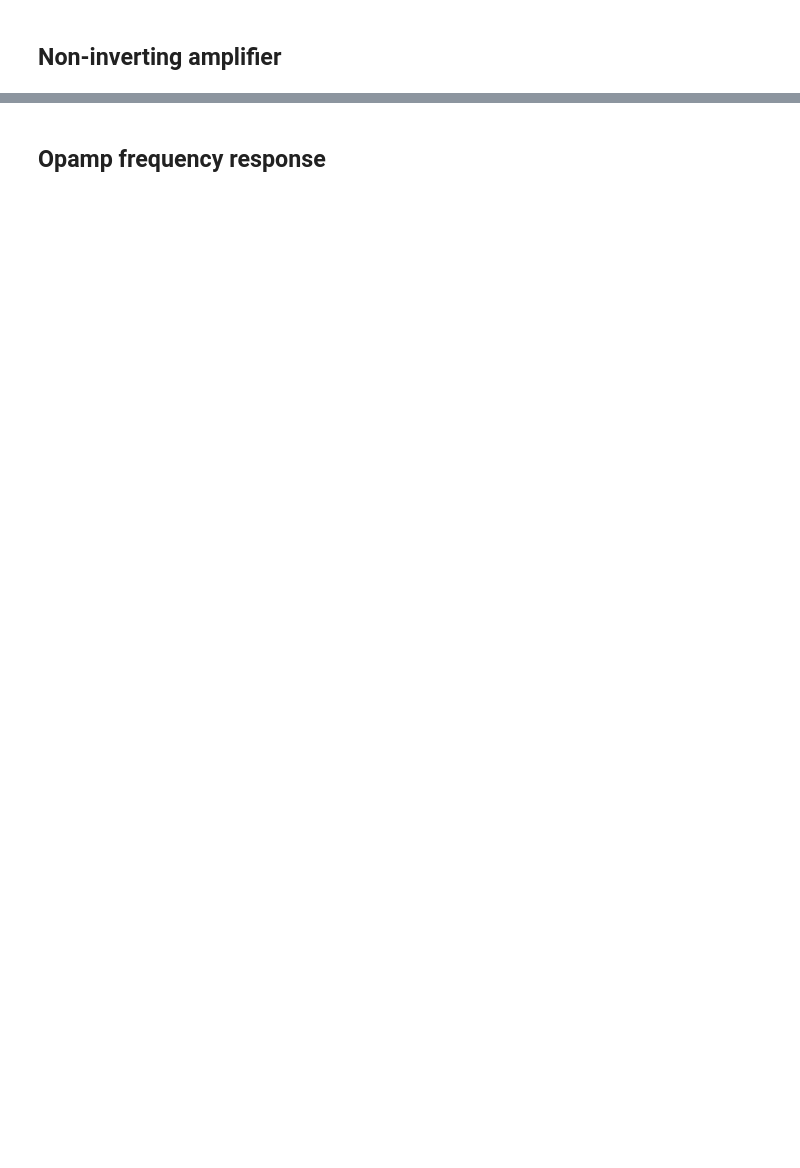
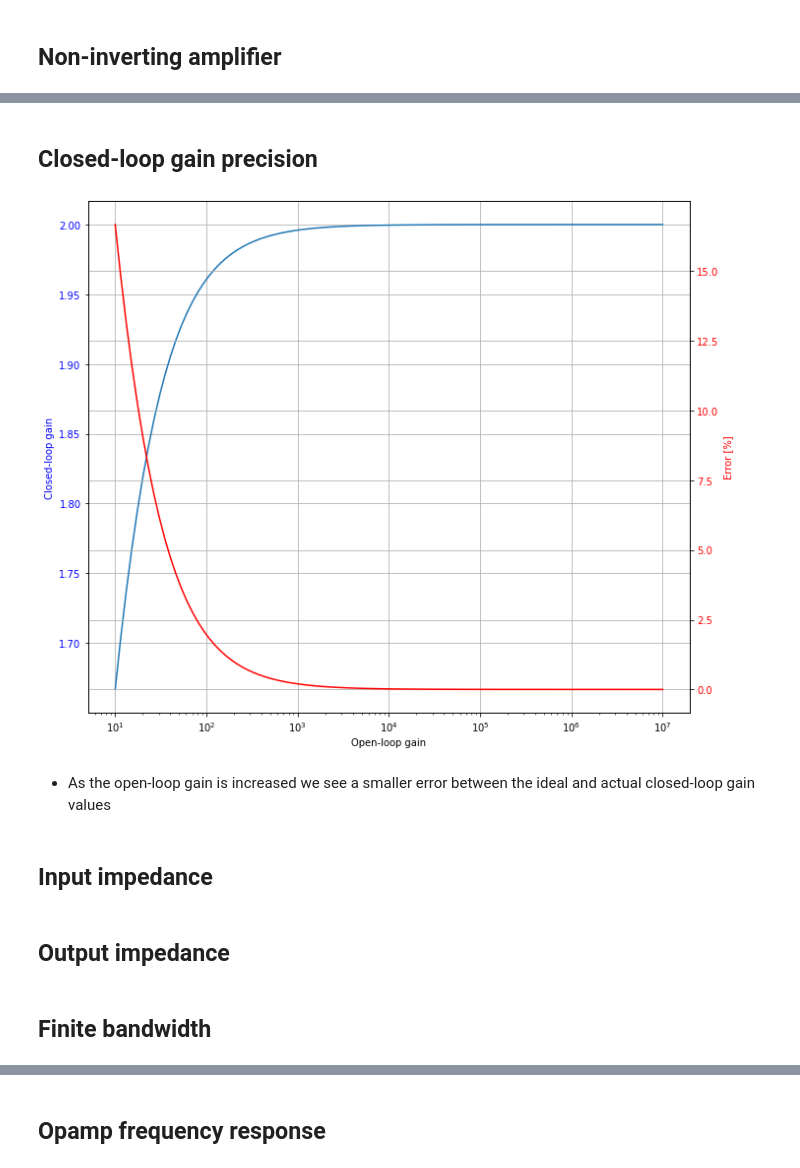
Before and after one commit to uw-analog/ee538-autumn2020, a Jupyter notebook: Lecture/2020_10_22_EE538_Lecture4.ipynb, the cells around one changed output, grey strips where cells are left out. Cells and saved outputs as stored; diff of their text form; code cells hidden in the pictures; blank space fills up the shorter version.

```diff
--- a/Lecture/2020_10_22_EE538_Lecture4.ipynb
+++ b/Lecture/2020_10_22_EE538_Lecture4.ipynb
@@ -188,0 +200,36 @@ $$G = \dfrac{v_{out}}{v_{in}} = \dfrac{A_v}{1+\beta A_v} = \dfrac{A_v}{1 + \dfra
+# %% [markdown]
+## Closed-loop gain precision
+# %%
+def plot_logxy2_1axis(x, y1, y2, xlabel, y1label, y2label):
+    fig, ax1 = plt.subplots(figsize=(10.0, 8.0))
+    color='blue'
+    ax1.set_xlabel(xlabel)
+    ax1.set_ylabel(y1label, color=color)
+    ax1.semilogx(x, y1)
+    ax1.grid()
+    ax1.tick_params(axis='y', labelcolor=color)
+
+    ax2 = ax1.twinx()
+
+    color = 'red'
+    ax2.set_ylabel(y2label, color=color)
+    ax2.semilogx(x, y2, color=color)
+    ax2.grid()
+    ax2.tick_params(axis='y', labelcolor=color)
+
+    fig.tight_layout()
+# %%
+A0_vals = np.logspace(1,7,num=100)      # min: 0dB, max: 140dB
+beta = 0.5                              # R1 = R2
+G_vals = A0_vals/(1+beta*A0_vals)       # closed-loop gain
+plot_logxy2_1axis(A0_vals, G_vals, 100*(1/beta-G_vals)/(1/beta), 'Open-loop gain', 'Closed-loop gain', 'Error [%]')
+# %% [output]
+[figure, added]
+# %% [markdown]
+ - As the open-loop gain is increased we see a smaller error between the ideal and actual closed-loop gain values
+# %% [markdown]
+## Input impedance
+# %% [markdown]
+## Output impedance
+# %% [markdown]
+## Finite bandwidth
```
Also changed, not shown: parts of 28 cells of this notebook, 9 other files.
